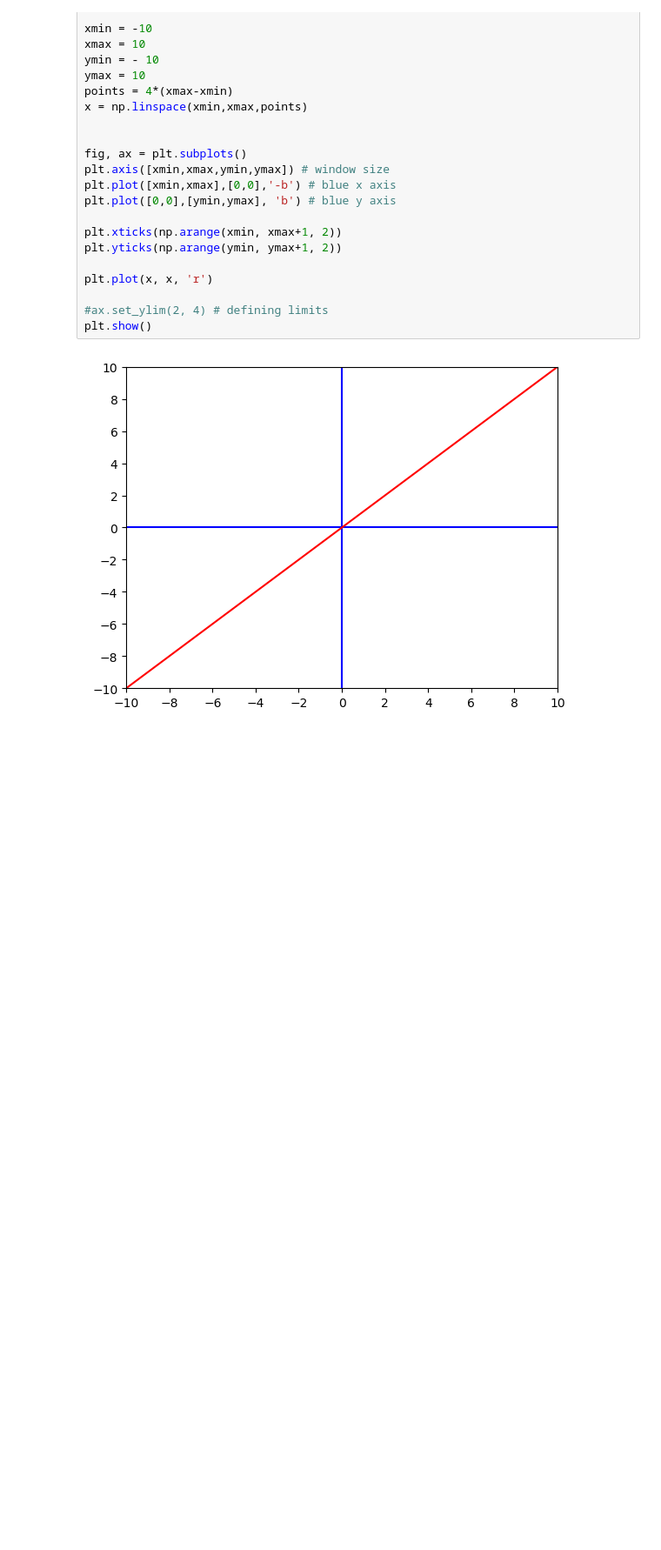
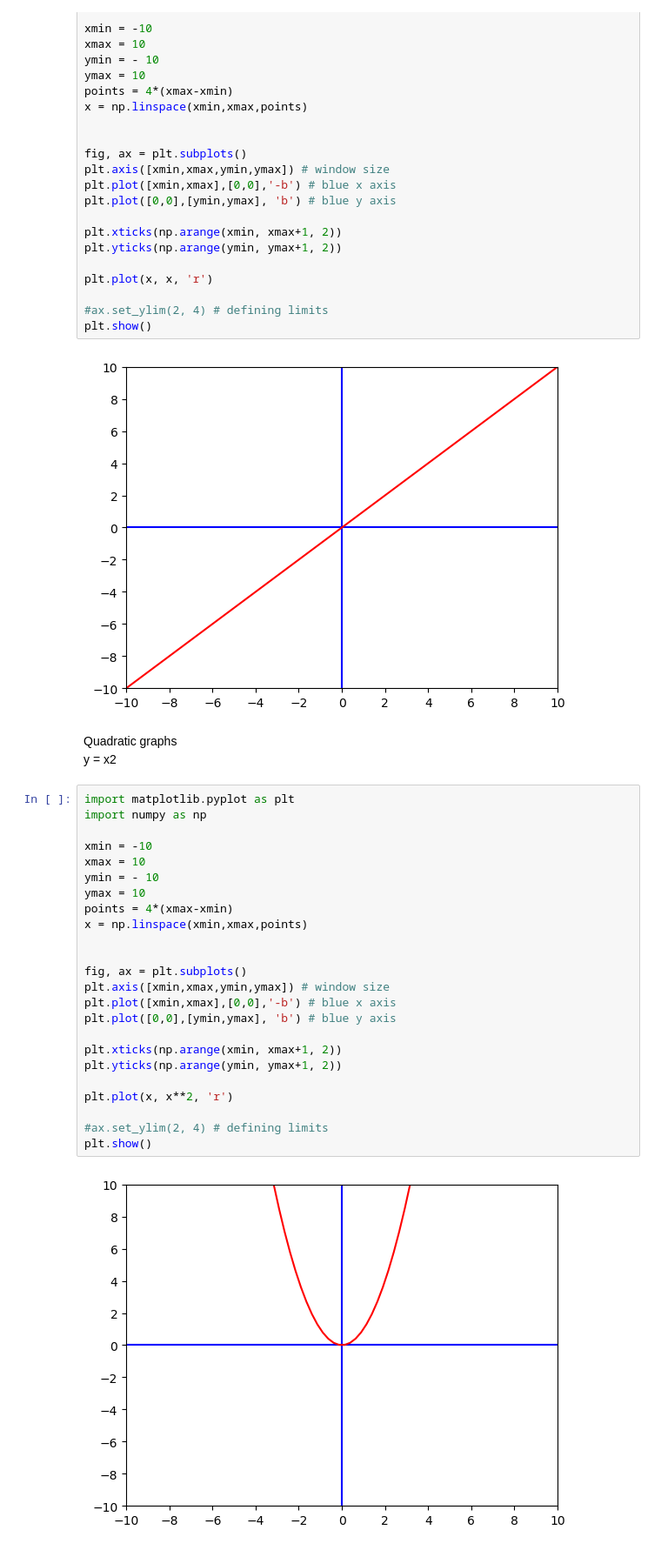
Before and after one commit to jayr0n/algebrawithpython, a Jupyter notebook: week11/parent_graphs.ipynb, the cells around one changed output. Shown at 87% size. Drawn from its saved outputs; the diff is of its cells as text; blank space fills up the shorter version.

Commit message:
Quadratic graphs

```diff
--- a/week11/parent_graphs.ipynb
+++ b/week11/parent_graphs.ipynb
@@ -55,3 +55,32 @@ plt.plot(x, x, 'r')
 plt.show()
 # %% [output]
 [figure]
+# %% [markdown]
+Quadratic graphs <br>
+y = x2
+# %%
+import matplotlib.pyplot as plt
+import numpy as np
+
+xmin = -10
+xmax = 10
+ymin = - 10
+ymax = 10
+points = 4*(xmax-xmin)
+x = np.linspace(xmin,xmax,points)
+
+
+fig, ax = plt.subplots()
+plt.axis([xmin,xmax,ymin,ymax]) # window size
+plt.plot([xmin,xmax],[0,0],'-b') # blue x axis
+plt.plot([0,0],[ymin,ymax], 'b') # blue y axis
+
+plt.xticks(np.arange(xmin, xmax+1, 2))
+plt.yticks(np.arange(ymin, ymax+1, 2))
+
+plt.plot(x, x**2, 'r')
+
+#ax.set_ylim(2, 4) # defining limits
+plt.show()
+# %% [output]
+[figure, added]
```
